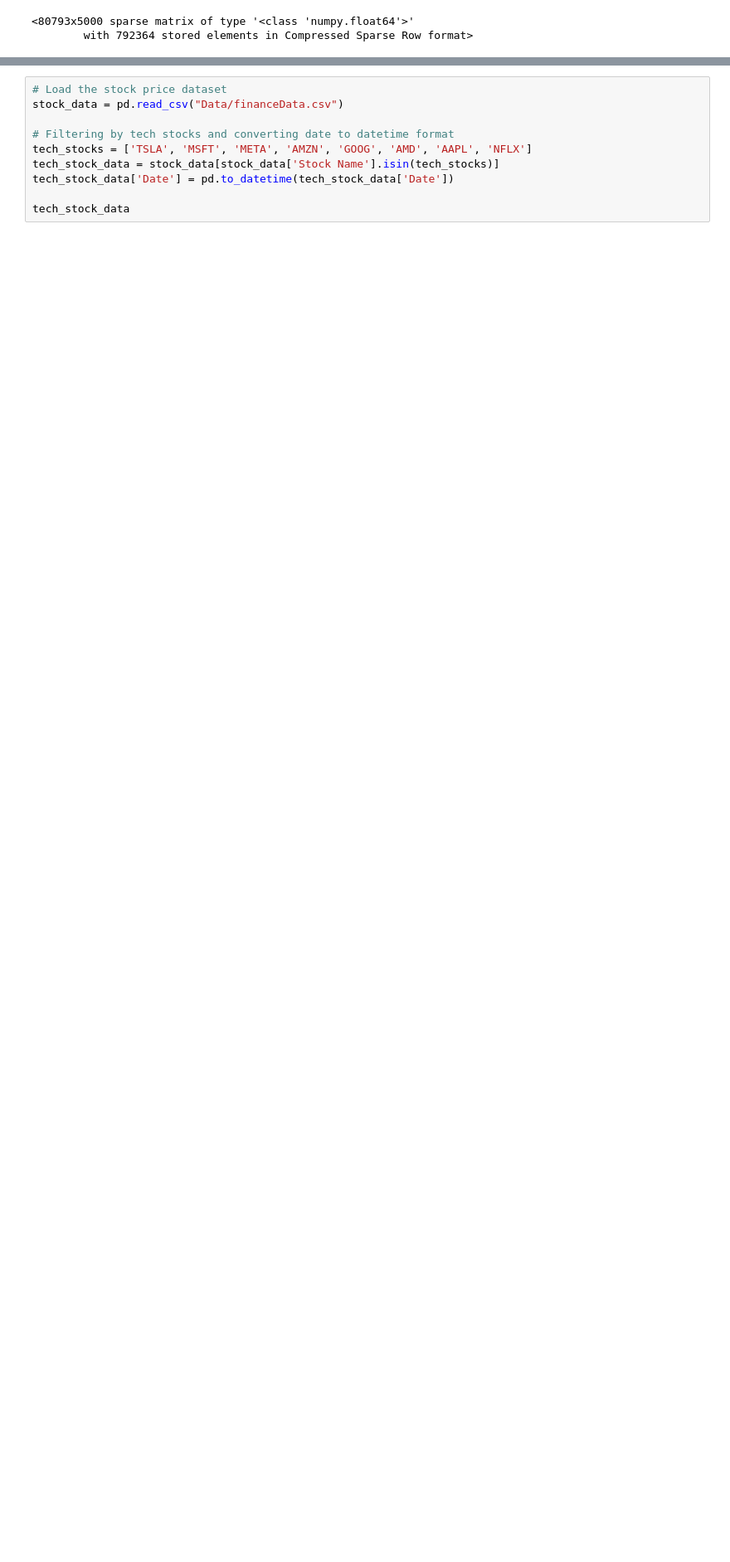
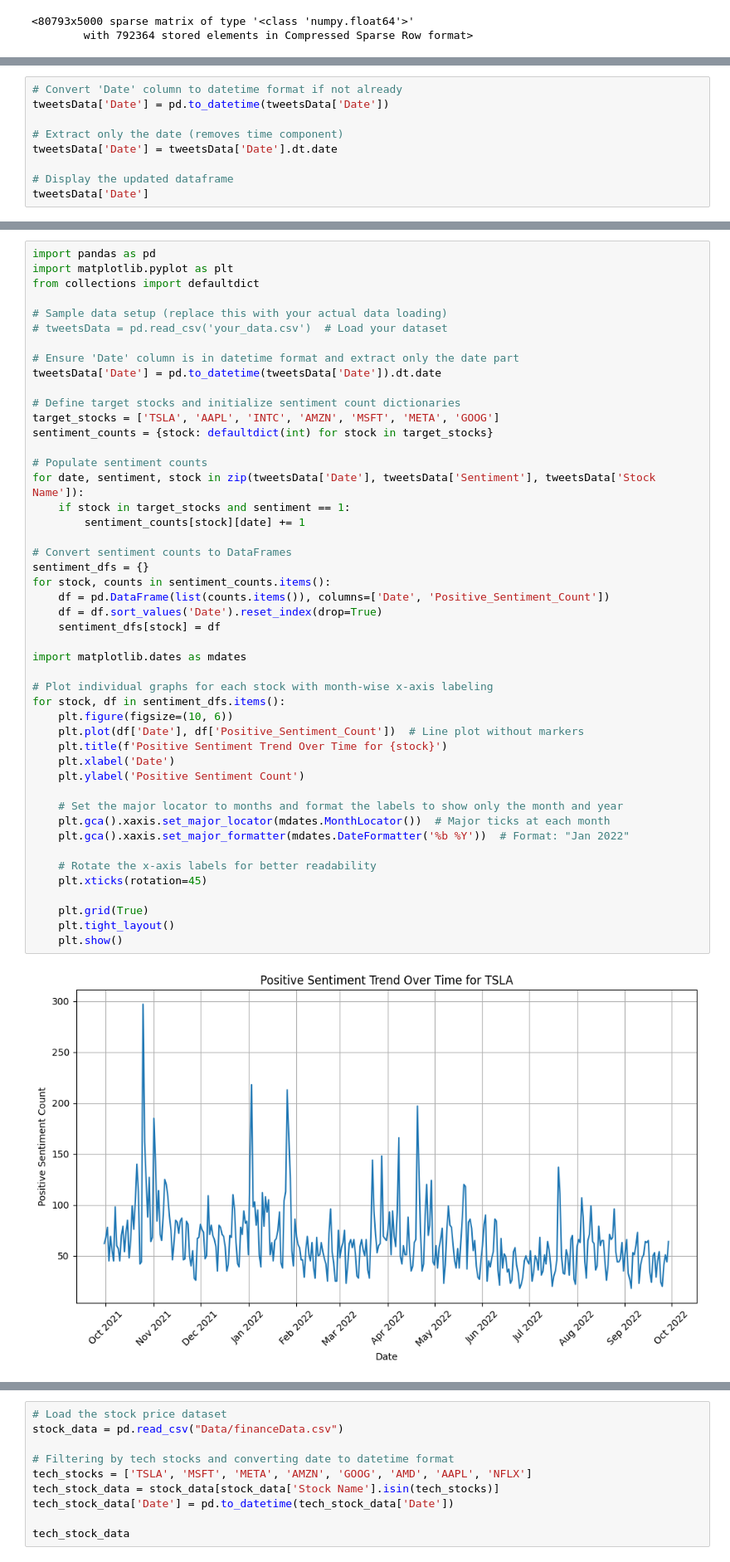
Before and after one commit to alizakhann2/twitter_sentiment_stock_analysis, a Jupyter notebook: randomForestModel.ipynb, the cells around one changed output, grey strips where cells are left out. Shown at 83% size. Cells and saved outputs as stored; diff of their text form; blank space fills up the shorter version.

Commit message:
Added graphs for the stock sentiments

```diff
--- a/randomForestModel.ipynb
+++ b/randomForestModel.ipynb
@@ -232,0 +239,9 @@ tweetsData.head(10)
+# %%
+# Convert 'Date' column to datetime format if not already
+tweetsData['Date'] = pd.to_datetime(tweetsData['Date'])
+
+# Extract only the date (removes time component)
+tweetsData['Date'] = tweetsData['Date'].dt.date
+
+# Display the updated dataframe
+tweetsData['Date']
@@ -232,0 +297,49 @@ tweetsData.head(10)
+# %%
+import pandas as pd
+import matplotlib.pyplot as plt
+from collections import defaultdict
+
+# Sample data setup (replace this with your actual data loading)
+# tweetsData = pd.read_csv('your_data.csv')  # Load your dataset
+
+# Ensure 'Date' column is in datetime format and extract only the date part
+tweetsData['Date'] = pd.to_datetime(tweetsData['Date']).dt.date
+
+# Define target stocks and initialize sentiment count dictionaries
+target_stocks = ['TSLA', 'AAPL', 'INTC', 'AMZN', 'MSFT', 'META', 'GOOG']
+sentiment_counts = {stock: defaultdict(int) for stock in target_stocks}
+
+# Populate sentiment counts
+for date, sentiment, stock in zip(tweetsData['Date'], tweetsData['Sentiment'], tweetsData['Stock Name']):
+    if stock in target_stocks and sentiment == 1:
+        sentiment_counts[stock][date] += 1
+
+# Convert sentiment counts to DataFrames
+sentiment_dfs = {}
+for stock, counts in sentiment_counts.items():
+    df = pd.DataFrame(list(counts.items()), columns=['Date', 'Positive_Sentiment_Count'])
+    df = df.sort_values('Date').reset_index(drop=True)
+    sentiment_dfs[stock] = df
+
+import matplotlib.dates as mdates
+
+# Plot individual graphs for each stock with month-wise x-axis labeling
+for stock, df in sentiment_dfs.items():
+    plt.figure(figsize=(10, 6))
+    plt.plot(df['Date'], df['Positive_Sentiment_Count'])  # Line plot without markers
+    plt.title(f'Positive Sentiment Trend Over Time for {stock}')
+    plt.xlabel('Date')
+    plt.ylabel('Positive Sentiment Count')
+
+    # Set the major locator to months and format the labels to show only the month and year
+    plt.gca().xaxis.set_major_locator(mdates.MonthLocator())  # Major ticks at each month
+    plt.gca().xaxis.set_major_formatter(mdates.DateFormatter('%b %Y'))  # Format: "Jan 2022"
+
+    # Rotate the x-axis labels for better readability
+    plt.xticks(rotation=45)
+
+    plt.grid(True)
+    plt.tight_layout()
+    plt.show()
+# %% [output]
+[figure, added]
```
Also changed, not shown: parts of 4 cells of this notebook.
